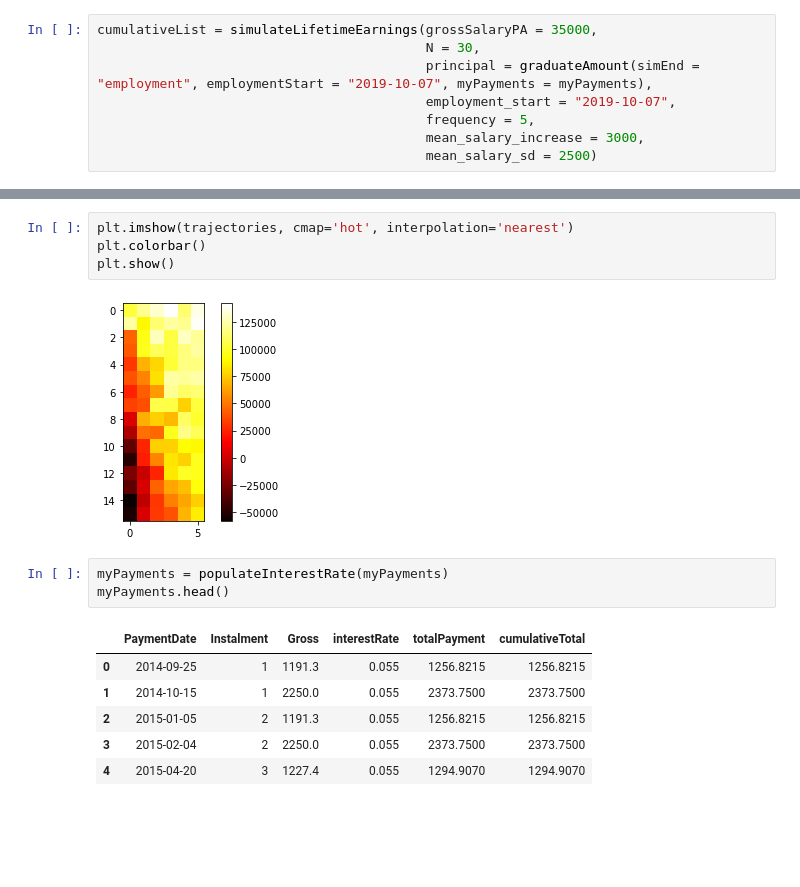
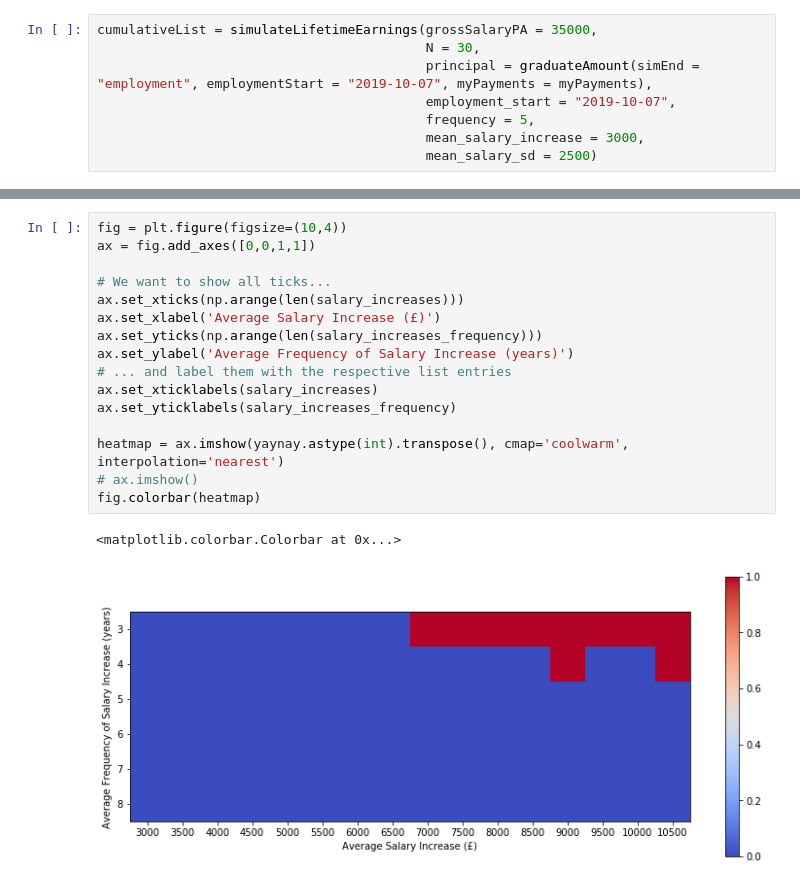
Before and after one commit to lvassor/student_finance_simulation, a Jupyter notebook: notebooks/payoffSimulation.ipynb, the cells around one changed output, grey strips where cells are left out. Drawn from its saved outputs; the diff is of its cells as text; blank space fills up the shorter version.

```diff
--- a/notebooks/payoffSimulation.ipynb
+++ b/notebooks/payoffSimulation.ipynb
@@ -261,16 +231,19 @@ array([[103216.26858769, 119720.27887151, 132182.91104315,
-# %%
-plt.imshow(trajectories, cmap='hot', interpolation='nearest')
-plt.colorbar()
-plt.show()
-# %% [output]
-[figure, removed]
-# %%
-myPayments = populateInterestRate(myPayments)
-myPayments.head()
-# %% [output]
-|  | PaymentDate | Instalment | Gross | interestRate | totalPayment | cumulativeTotal |
-| 0 | 2014-09-25 | 1 | 1191.3 | 0.055 | 1256.8215 | 1256.8215 |
-| 1 | 2014-10-15 | 1 | 2250.0 | 0.055 | 2373.7500 | 2373.7500 |
-| 2 | 2015-01-05 | 2 | 1191.3 | 0.055 | 1256.8215 | 1256.8215 |
-| 3 | 2015-02-04 | 2 | 2250.0 | 0.055 | 2373.7500 | 2373.7500 |
-| 4 | 2015-04-20 | 3 | 1227.4 | 0.055 | 1294.9070 | 1294.9070 |
+# %%
+fig = plt.figure(figsize=(10,4))
+ax = fig.add_axes([0,0,1,1])
+
+# We want to show all ticks...
+ax.set_xticks(np.arange(len(salary_increases)))
+ax.set_xlabel('Average Salary Increase (£)')
+ax.set_yticks(np.arange(len(salary_increases_frequency)))
+ax.set_ylabel('Average Frequency of Salary Increase (years)')
+# ... and label them with the respective list entries
+ax.set_xticklabels(salary_increases)
+ax.set_yticklabels(salary_increases_frequency)
+
+heatmap = ax.imshow(yaynay.astype(int).transpose(), cmap='coolwarm', interpolation='nearest')
+# ax.imshow()
+fig.colorbar(heatmap)
+# %% [output]
+<matplotlib.colorbar.Colorbar at 0x...>
+[figure, added]
```
Also changed, not shown: parts of 4 cells of this notebook, 3 other files.
